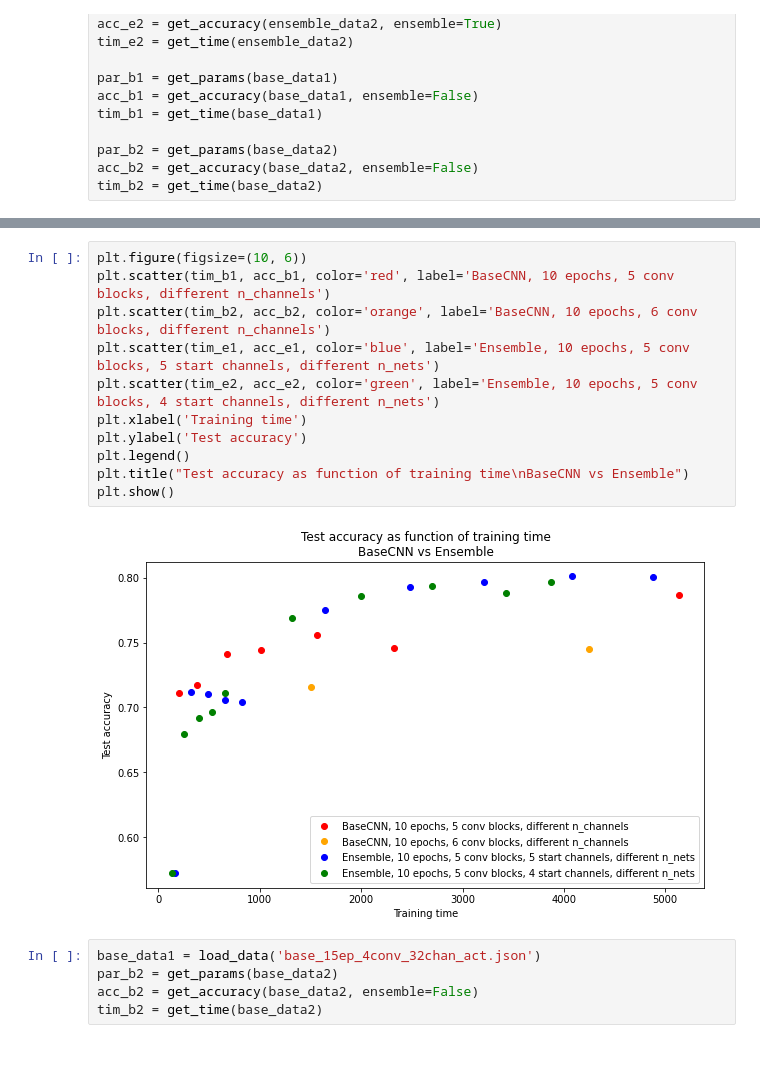
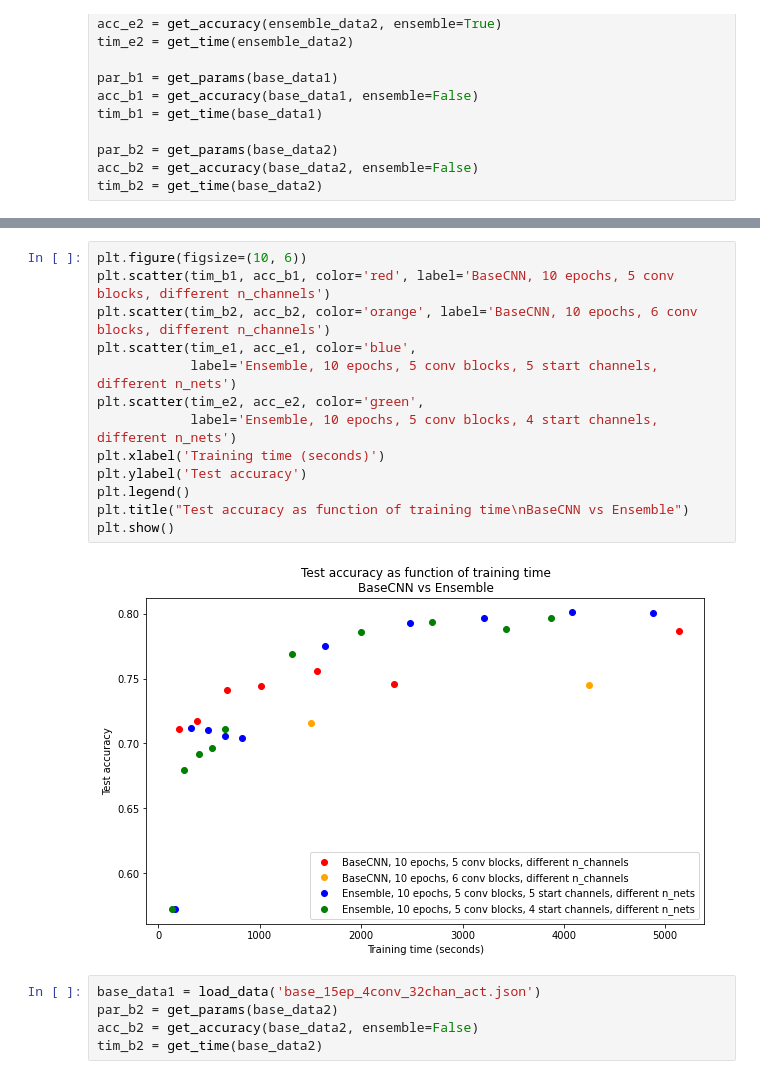
Before and after one commit to jortgutter/natural_computing, a Jupyter notebook: project/code/figs/plotting.ipynb, the cells around one changed output, grey strips where cells are left out. Drawn from its saved outputs; the diff is of its cells as text.

```diff
--- a/project/code/figs/plotting.ipynb
+++ b/project/code/figs/plotting.ipynb
@@ -95,16 +102,18 @@ plt.show()
 # %%
 plt.figure(figsize=(10, 6))
 plt.scatter(tim_b1, acc_b1, color='red', label='BaseCNN, 10 epochs, 5 conv blocks, different n_channels')
 plt.scatter(tim_b2, acc_b2, color='orange', label='BaseCNN, 10 epochs, 6 conv blocks, different n_channels')
-plt.scatter(tim_e1, acc_e1, color='blue', label='Ensemble, 10 epochs, 5 conv blocks, 5 start channels, different n_nets')
-plt.scatter(tim_e2, acc_e2, color='green', label='Ensemble, 10 epochs, 5 conv blocks, 4 start channels, different n_nets')
-plt.xlabel('Training time')
+plt.scatter(tim_e1, acc_e1, color='blue',
+            label='Ensemble, 10 epochs, 5 conv blocks, 5 start channels, different n_nets')
+plt.scatter(tim_e2, acc_e2, color='green',
+            label='Ensemble, 10 epochs, 5 conv blocks, 4 start channels, different n_nets')
+plt.xlabel('Training time (seconds)')
 plt.ylabel('Test accuracy')
 plt.legend()
 plt.title("Test accuracy as function of training time\nBaseCNN vs Ensemble")
 plt.show()
 # %% [output]
-[figure, old version]
+[figure, new version]
 # %%
 base_data1 = load_data('base_15ep_4conv_32chan_act.json')
 par_b2 = get_params(base_data2)
```
Also changed, not shown: parts of 4 cells of this notebook, 5 other files.
